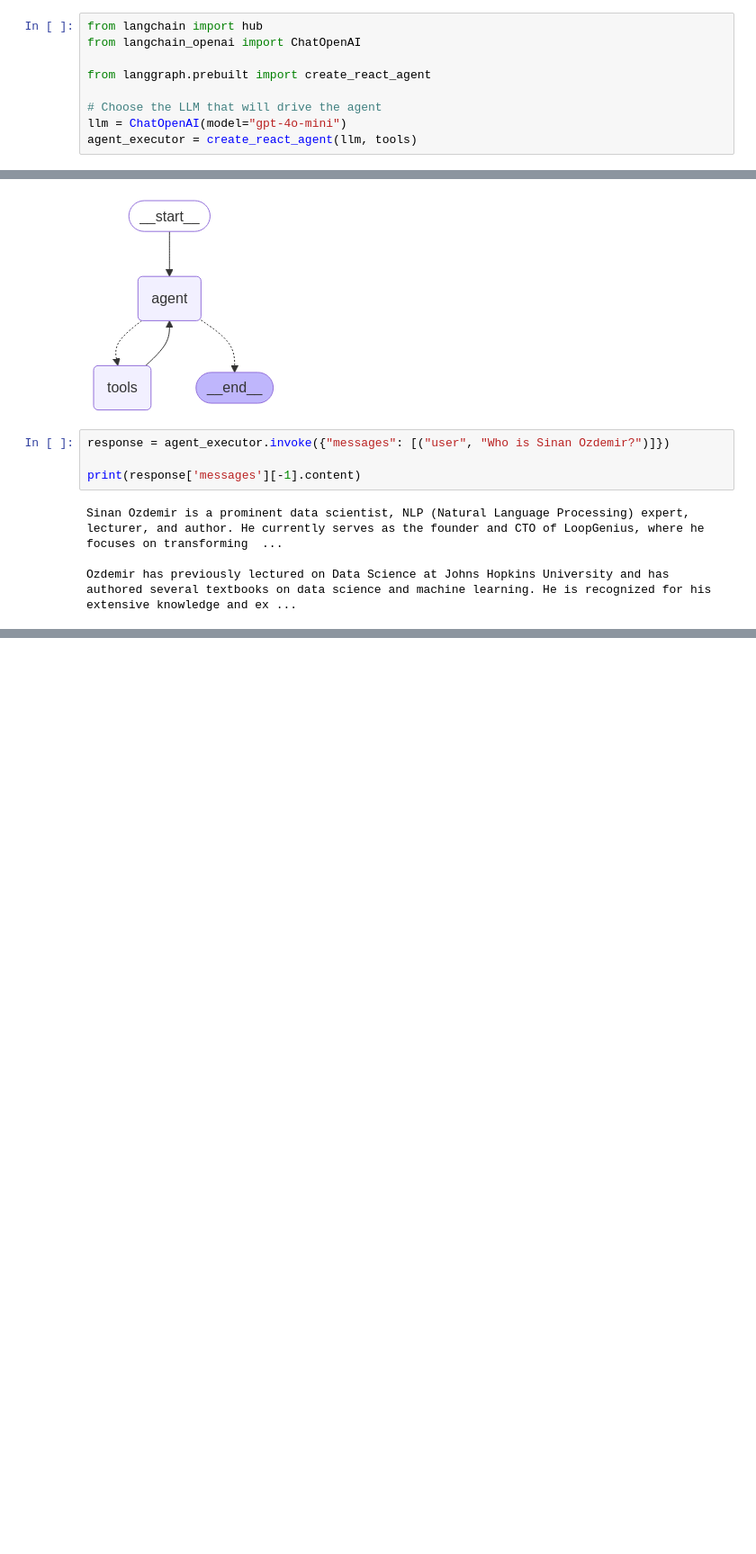
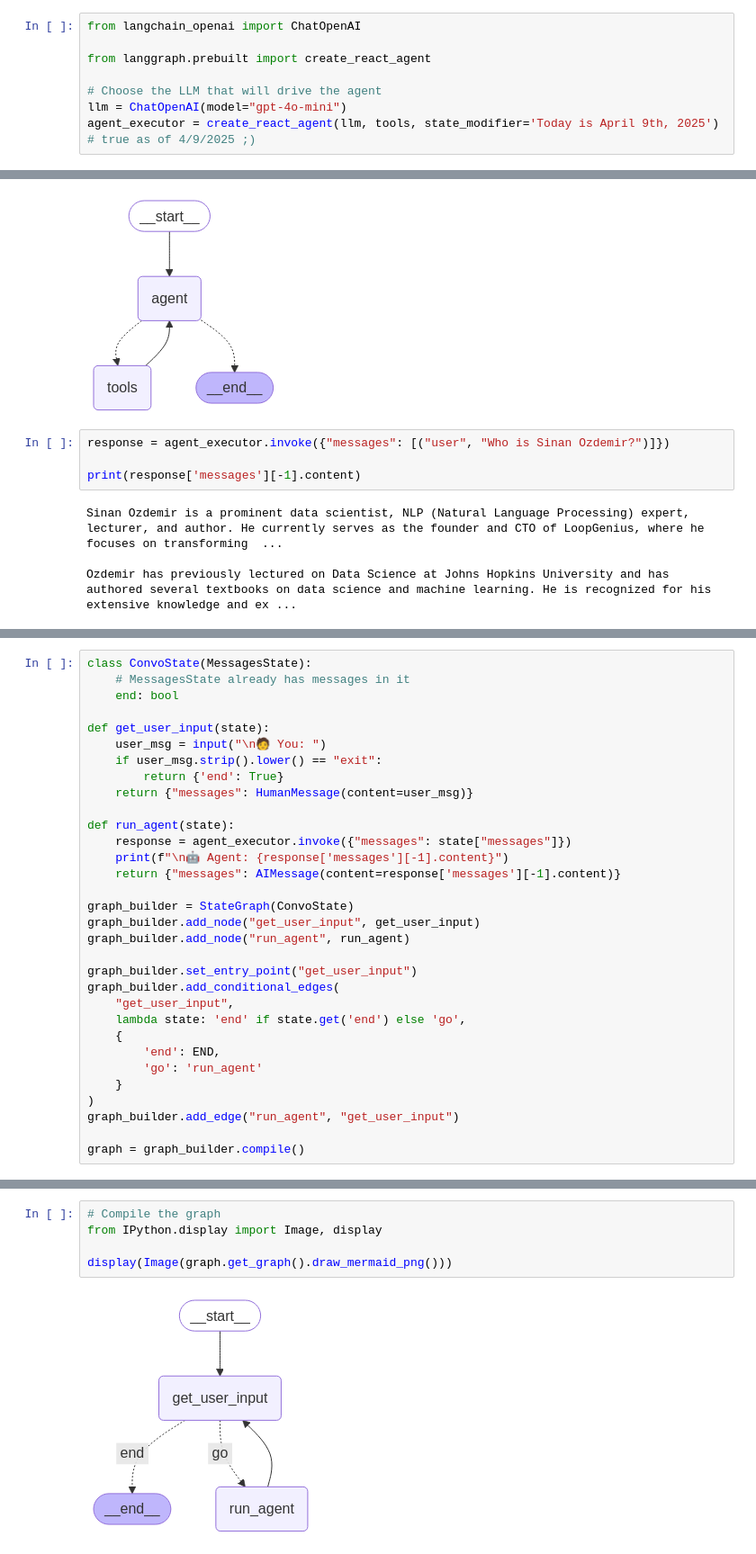
Before and after one commit to sinanuozdemir/oreilly-ai-agents, a Jupyter notebook: notebooks/LangGraph_React.ipynb, the cells around one changed output, grey strips where cells are left out. Shown at 90% size. Saved outputs shown, nothing was run; the diff lists cells and outputs as text; blank space fills up the shorter version.

Commit message:
langgraph chat agent

```diff
--- a/notebooks/LangGraph_React.ipynb
+++ b/notebooks/LangGraph_React.ipynb
@@ -14,14 +14,13 @@ search_ddg_tool.run('sinan ozdemir')
 # %% [output]
 'Sinan Ozdemir is a data scientist, NLP expert, lecturer, mathematician, and accomplished author. He is currently the founder and CTO of LoopGenius, transforming the way entrepreneurs and startups mar ...
 # %%
-from langchain import hub
 from langchain_openai import ChatOpenAI
 
 from langgraph.prebuilt import create_react_agent
 
 # Choose the LLM that will drive the agent
 llm = ChatOpenAI(model="gpt-4o-mini")
-agent_executor = create_react_agent(llm, tools)
+agent_executor = create_react_agent(llm, tools, state_modifier='Today is April 9th, 2025')  # true as of 4/9/2025 ;)
 # %%
 response = agent_executor.invoke({"messages": [("user", "Who is the current Ravens QB?")]})
 # %%
@@ -56,0 +63,32 @@ Ozdemir has previously lectured on Data Science at Johns Hopkins University and
+# %%
+class ConvoState(MessagesState):
+    # MessagesState already has messages in it
+    end: bool
+
+def get_user_input(state):
+    user_msg = input("\n🧑 You: ")
+    if user_msg.strip().lower() == "exit":
+        return {'end': True}
+    return {"messages": HumanMessage(content=user_msg)}
+
+def run_agent(state):
+    response = agent_executor.invoke({"messages": state["messages"]})
+    print(f"\n🤖 Agent: {response['messages'][-1].content}")
+    return {"messages": AIMessage(content=response['messages'][-1].content)}
+
+graph_builder = StateGraph(ConvoState)
+graph_builder.add_node("get_user_input", get_user_input)
+graph_builder.add_node("run_agent", run_agent)
+
+graph_builder.set_entry_point("get_user_input")
+graph_builder.add_conditional_edges(
+    "get_user_input",
+    lambda state: 'end' if state.get('end') else 'go',
+    {
+        'end': END,
+        'go': 'run_agent'
+    }
+)
+graph_builder.add_edge("run_agent", "get_user_input")
+
+graph = graph_builder.compile()
@@ -56,0 +127,7 @@ Ozdemir has previously lectured on Data Science at Johns Hopkins University and
+# %%
+# Compile the graph
+from IPython.display import Image, display
+
+display(Image(graph.get_graph().draw_mermaid_png()))
+# %% [output]
+[figure, added]
```
Also changed, not shown: parts of 5 cells of this notebook, 1 other file.
